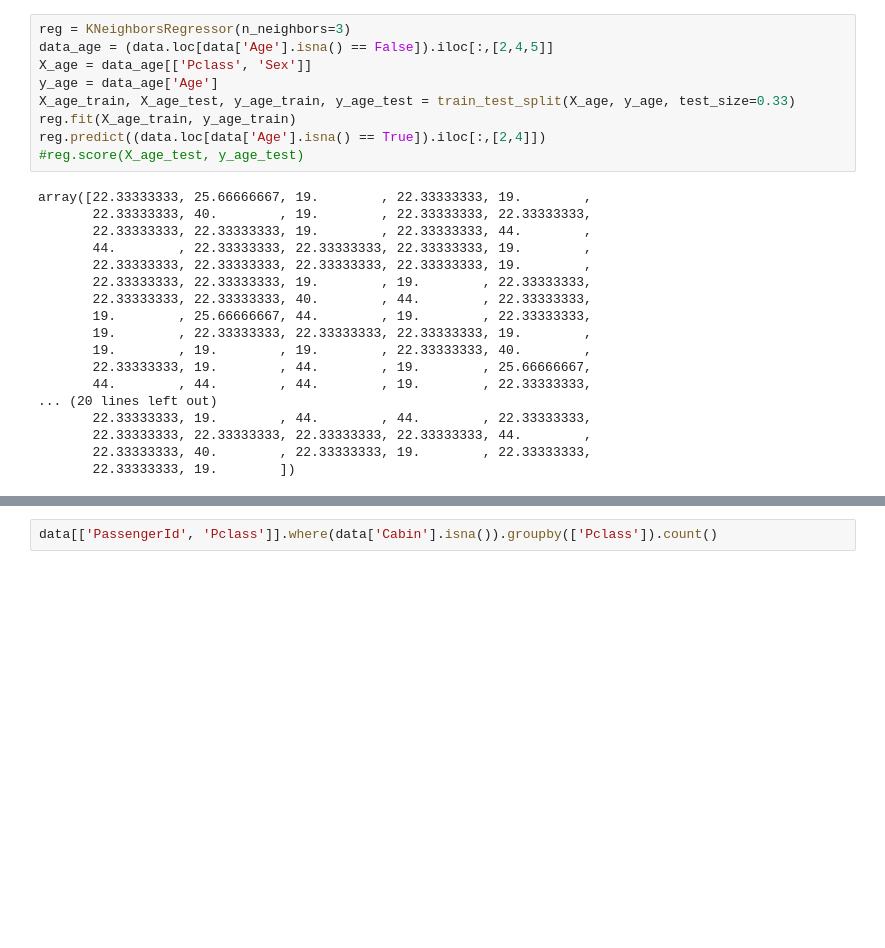
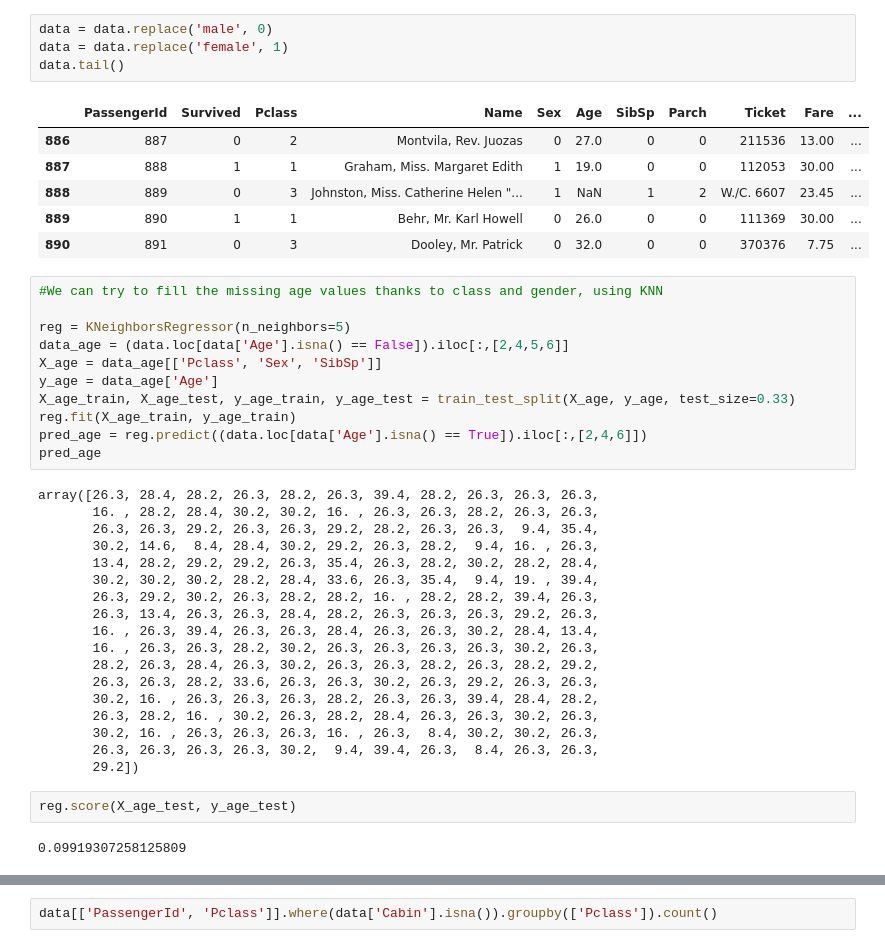
Before and after one commit to rymlaabiyad/ML_titanic, a Jupyter notebook: ML_Titanic.ipynb, the cells around one changed output, grey strips where cells are left out. Saved outputs shown, nothing was run; the diff lists cells and outputs as text; blank space fills up the shorter version.

```diff
--- a/ML_Titanic.ipynb
+++ b/ML_Titanic.ipynb
@@ -92,27 +105,44 @@ data.boxplot('Age', by='Pclass')
+# %%
+data = data.replace('male', 0)
+data = data.replace('female', 1)
+data.tail()
+# %% [output]
+|  | PassengerId | Survived | Pclass | Name | Sex | Age | SibSp | Parch | Ticket | Fare | ... |
+| 886 | 887 | 0 | 2 | Montvila, Rev. Juozas | 0 | 27.0 | 0 | 0 | 211536 | 13.00 | ... |
+| 887 | 888 | 1 | 1 | Graham, Miss. Margaret Edith | 1 | 19.0 | 0 | 0 | 112053 | 30.00 | ... |
+| 888 | 889 | 0 | 3 | Johnston, Miss. Catherine Helen "... | 1 | NaN | 1 | 2 | W./C. 6607 | 23.45 | ... |
+| 889 | 890 | 1 | 1 | Behr, Mr. Karl Howell | 0 | 26.0 | 0 | 0 | 111369 | 30.00 | ... |
+| 890 | 891 | 0 | 3 | Dooley, Mr. Patrick | 0 | 32.0 | 0 | 0 | 370376 | 7.75 | ... |
 # %%
-reg = KNeighborsRegressor(n_neighbors=3)
-data_age = (data.loc[data['Age'].isna() == False]).iloc[:,[2,4,5]]
-X_age = data_age[['Pclass', 'Sex']]
+#We can try to fill the missing age values thanks to class and gender, using KNN
+
+reg = KNeighborsRegressor(n_neighbors=5)
+data_age = (data.loc[data['Age'].isna() == False]).iloc[:,[2,4,5,6]]
+X_age = data_age[['Pclass', 'Sex', 'SibSp']]
 y_age = data_age['Age']
 X_age_train, X_age_test, y_age_train, y_age_test = train_test_split(X_age, y_age, test_size=0.33)
 reg.fit(X_age_train, y_age_train)
-reg.predict((data.loc[data['Age'].isna() == True]).iloc[:,[2,4]])
-#reg.score(X_age_test, y_age_test)
+pred_age = reg.predict((data.loc[data['Age'].isna() == True]).iloc[:,[2,4,6]])
+pred_age
 # %% [output]
-array([22.33333333, 25.66666667, 19.        , 22.33333333, 19.        ,
-       22.33333333, 40.        , 19.        , 22.33333333, 22.33333333,
-       22.33333333, 22.33333333, 19.        , 22.33333333, 44.        ,
-       44.        , 22.33333333, 22.33333333, 22.33333333, 19.        ,
-       22.33333333, 22.33333333, 22.33333333, 22.33333333, 19.        ,
-       22.33333333, 22.33333333, 19.        , 19.        , 22.33333333,
-       22.33333333, 22.33333333, 40.        , 44.        , 22.33333333,
-       19.        , 25.66666667, 44.        , 19.        , 22.33333333,
-       19.        , 22.33333333, 22.33333333, 22.33333333, 19.        ,
-       19.        , 19.        , 19.        , 22.33333333, 40.        ,
-       22.33333333, 19.        , 44.        , 19.        , 25.66666667,
-       44.        , 44.        , 44.        , 19.        , 22.33333333,
-... (20 lines left out)
-       22.33333333, 19.        , 44.        , 44.        , 22.33333333,
-       22.33333333, 22.33333333, 22.33333333, 22.33333333, 44.        ,
-       22.33333333, 40.        , 22.33333333, 19.        , 22.33333333,
-       22.33333333, 19.        ])
+array([26.3, 28.4, 28.2, 26.3, 28.2, 26.3, 39.4, 28.2, 26.3, 26.3, 26.3,
+       16. , 28.2, 28.4, 30.2, 30.2, 16. , 26.3, 26.3, 28.2, 26.3, 26.3,
+       26.3, 26.3, 29.2, 26.3, 26.3, 29.2, 28.2, 26.3, 26.3,  9.4, 35.4,
+       30.2, 14.6,  8.4, 28.4, 30.2, 29.2, 26.3, 28.2,  9.4, 16. , 26.3,
+       13.4, 28.2, 29.2, 29.2, 26.3, 35.4, 26.3, 28.2, 30.2, 28.2, 28.4,
+       30.2, 30.2, 30.2, 28.2, 28.4, 33.6, 26.3, 35.4,  9.4, 19. , 39.4,
+       26.3, 29.2, 30.2, 26.3, 28.2, 28.2, 16. , 28.2, 28.2, 39.4, 26.3,
+       26.3, 13.4, 26.3, 26.3, 28.4, 28.2, 26.3, 26.3, 26.3, 29.2, 26.3,
+       16. , 26.3, 39.4, 26.3, 26.3, 28.4, 26.3, 26.3, 30.2, 28.4, 13.4,
+       16. , 26.3, 26.3, 28.2, 30.2, 26.3, 26.3, 26.3, 26.3, 30.2, 26.3,
+       28.2, 26.3, 28.4, 26.3, 30.2, 26.3, 26.3, 28.2, 26.3, 28.2, 29.2,
+       26.3, 26.3, 28.2, 33.6, 26.3, 26.3, 30.2, 26.3, 29.2, 26.3, 26.3,
+       30.2, 16. , 26.3, 26.3, 26.3, 28.2, 26.3, 26.3, 39.4, 28.4, 28.2,
+       26.3, 28.2, 16. , 30.2, 26.3, 28.2, 28.4, 26.3, 26.3, 30.2, 26.3,
+       30.2, 16. , 26.3, 26.3, 26.3, 16. , 26.3,  8.4, 30.2, 30.2, 26.3,
+       26.3, 26.3, 26.3, 26.3, 30.2,  9.4, 39.4, 26.3,  8.4, 26.3, 26.3,
+       29.2])
+# %%
+reg.score(X_age_test, y_age_test)
+# %% [output]
+0.09919307258125809
```
Also changed, not shown: parts of 14 cells of this notebook.
